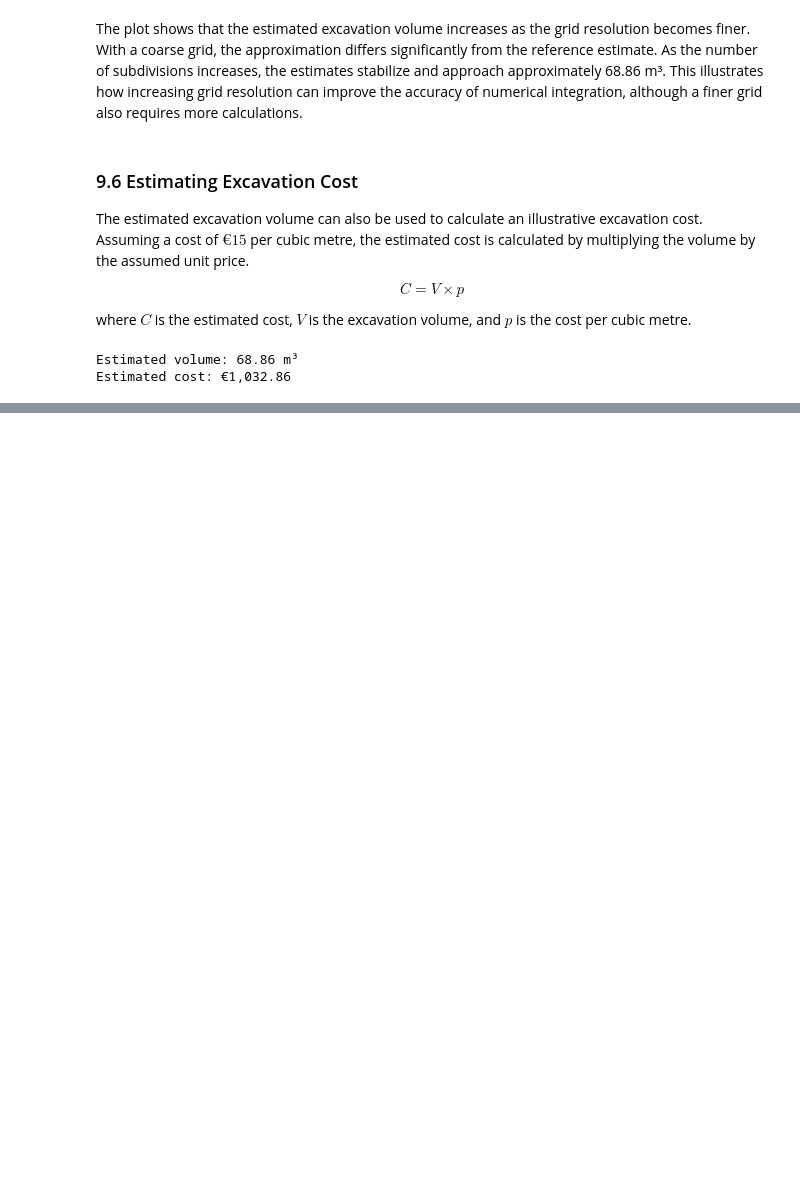
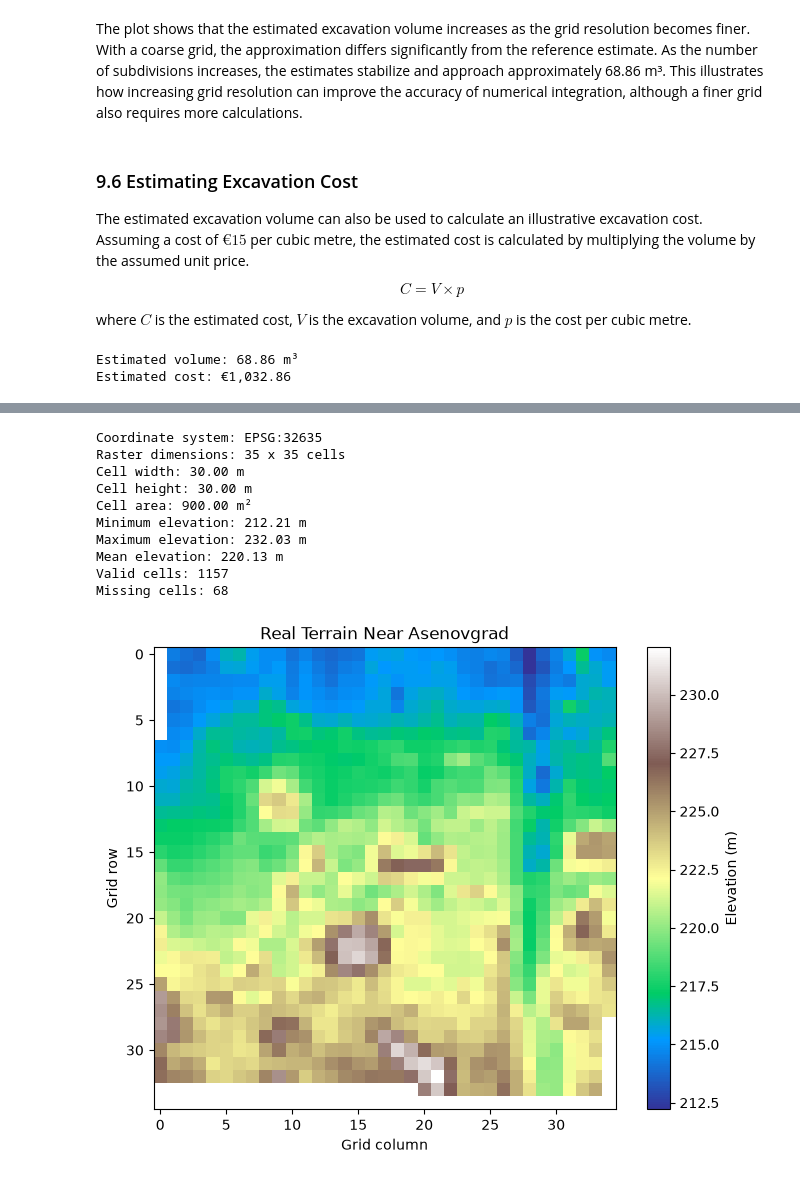
Before and after one commit to Edgybug/integrals-course-project, a Jupyter notebook: course_project.ipynb, the cells around one changed output, grey strips where cells are left out. Drawn from its saved outputs; the diff is of its cells as text; code cells hidden in the pictures; blank space fills up the shorter version.

Commit message:
Adding Real Elevation Data example, final polishing and edits

```diff
--- a/course_project.ipynb
+++ b/course_project.ipynb
@@ -1328,0 +1343,46 @@ Using the $200 \times 200$ grid estimate of $68.86 m³$, the calculated cost is
+# %%
+# Load the elevation raster and read its spatial properties
+with rasterio.open("terrain_clip.tif") as src:
+    elevation = src.read(1, masked=True)
+    cell_width, cell_height = src.res
+    crs = src.crs
+    width, height = src.width, src.height
+
+
+# Ensure the raster uses a projected coordinate system
+# with distances measured in metres
+assert crs.is_projected, "Raster must use a projected CRS"
+assert crs.linear_units == "metre", (
+    f"Expected metres, but CRS units are {crs.linear_units}"
+)
+
+print(f"Coordinate system: {crs}")
+print(f"Raster dimensions: {width} x {height} cells")
+print(f"Cell width: {cell_width:.2f} m")
+print(f"Cell height: {cell_height:.2f} m")
+print(f"Cell area: {abs(cell_width * cell_height):.2f} m²")
+print(f"Minimum elevation: {elevation.min():.2f} m")
+print(f"Maximum elevation: {elevation.max():.2f} m")
+print(f"Mean elevation: {elevation.mean():.2f} m")
+print(f"Valid cells: {elevation.count()}")
+print(f"Missing cells: {elevation.size - elevation.count()}")
+
+plt.figure(figsize=(8, 6))
+plt.imshow(elevation, cmap="terrain", origin="upper")
+plt.colorbar(label="Elevation (m)")
+plt.title("Real Terrain Near Asenovgrad")
+plt.xlabel("Grid column")
+plt.ylabel("Grid row")
+plt.show()
+# %% [output]
+Coordinate system: EPSG:32635
+Raster dimensions: 35 x 35 cells
+Cell width: 30.00 m
+Cell height: 30.00 m
+Cell area: 900.00 m²
+Minimum elevation: 212.21 m
+Maximum elevation: 232.03 m
+Mean elevation: 220.13 m
+Valid cells: 1157
+Missing cells: 68
+[figure, added]
```
Also changed, not shown: parts of 15 cells of this notebook, 2 other files.
